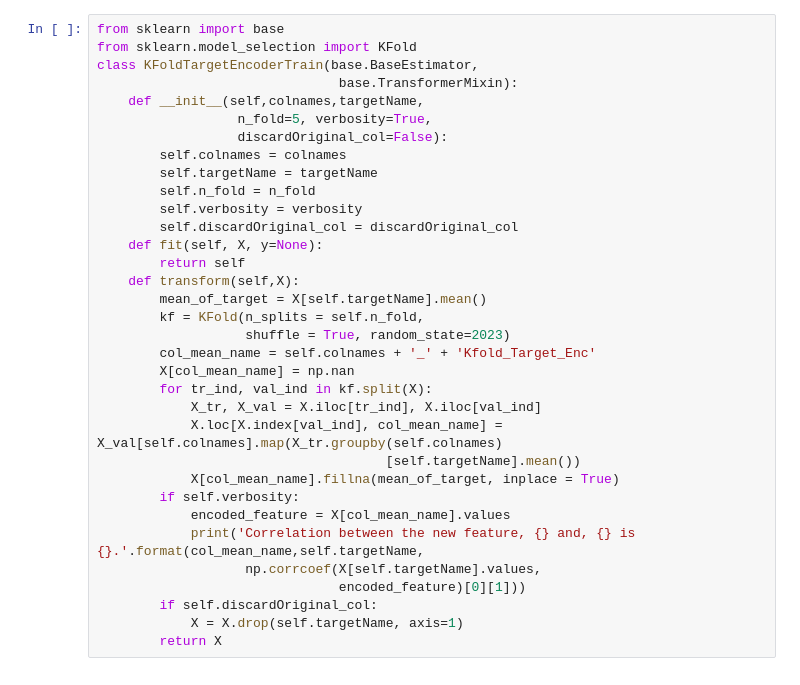
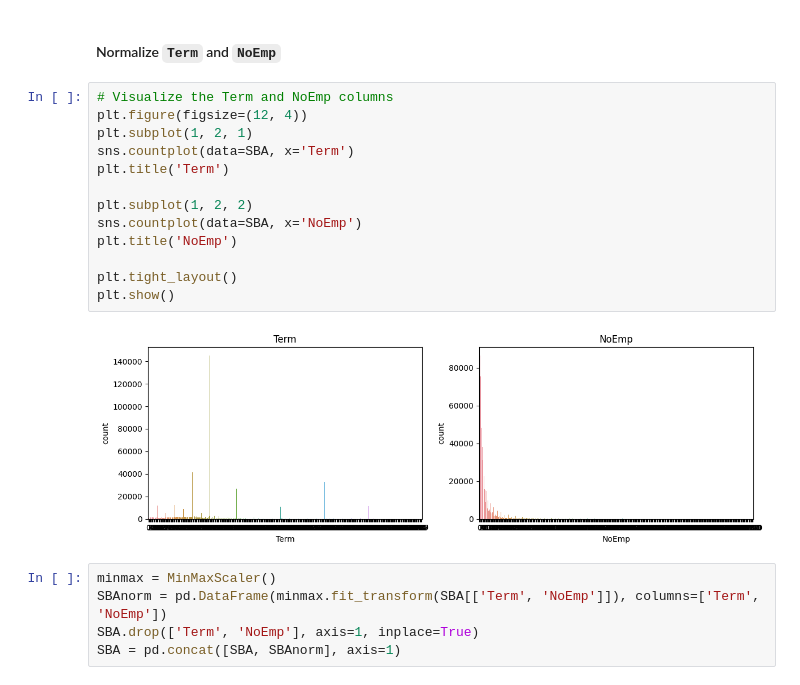
Before and after one commit to sehilnlf/LoanClassification, a Jupyter notebook: src/preprocessing_modelling.ipynb, the cells around one changed output. Drawn from its saved outputs; the diff is of its cells as text.

```diff
--- a/src/preprocessing_modelling.ipynb
+++ b/src/preprocessing_modelling.ipynb
@@ -94,34 +68,22 @@ SBA.head()
-# %%
-from sklearn import base
-from sklearn.model_selection import KFold
-class KFoldTargetEncoderTrain(base.BaseEstimator,
-                               base.TransformerMixin):
-    def __init__(self,colnames,targetName,
-                  n_fold=5, verbosity=True,
-                  discardOriginal_col=False):
-        self.colnames = colnames
-        self.targetName = targetName
-        self.n_fold = n_fold
-        self.verbosity = verbosity
-        self.discardOriginal_col = discardOriginal_col
-    def fit(self, X, y=None):
-        return self
-    def transform(self,X):
-        mean_of_target = X[self.targetName].mean()
-        kf = KFold(n_splits = self.n_fold,
-                   shuffle = True, random_state=2023)
-        col_mean_name = self.colnames + '_' + 'Kfold_Target_Enc'
-        X[col_mean_name] = np.nan
-        for tr_ind, val_ind in kf.split(X):
-            X_tr, X_val = X.iloc[tr_ind], X.iloc[val_ind]
-            X.loc[X.index[val_ind], col_mean_name] = X_val[self.colnames].map(X_tr.groupby(self.colnames)
-                                     [self.targetName].mean())
-            X[col_mean_name].fillna(mean_of_target, inplace = True)
-        if self.verbosity:
-            encoded_feature = X[col_mean_name].values
-            print('Correlation between the new feature, {} and, {} is {}.'.format(col_mean_name,self.targetName,
-                   np.corrcoef(X[self.targetName].values,
-                               encoded_feature)[0][1]))
-        if self.discardOriginal_col:
-            X = X.drop(self.targetName, axis=1)
-        return X
+# %% [markdown]
+#### Normalize `Term` and `NoEmp`
+# %%
+# Visualize the Term and NoEmp columns
+plt.figure(figsize=(12, 4))
+plt.subplot(1, 2, 1)
+sns.countplot(data=SBA, x='Term')
+plt.title('Term')
+
+plt.subplot(1, 2, 2)
+sns.countplot(data=SBA, x='NoEmp')
+plt.title('NoEmp')
+
+plt.tight_layout()
+plt.show()
+# %% [output]
+[figure, added]
+# %%
+minmax = MinMaxScaler()
+SBAnorm = pd.DataFrame(minmax.fit_transform(SBA[['Term', 'NoEmp']]), columns=['Term', 'NoEmp'])
+SBA.drop(['Term', 'NoEmp'], axis=1, inplace=True)
+SBA = pd.concat([SBA, SBAnorm], axis=1)
```
Also changed, not shown: parts of 46 cells of this notebook, 2 other files.
